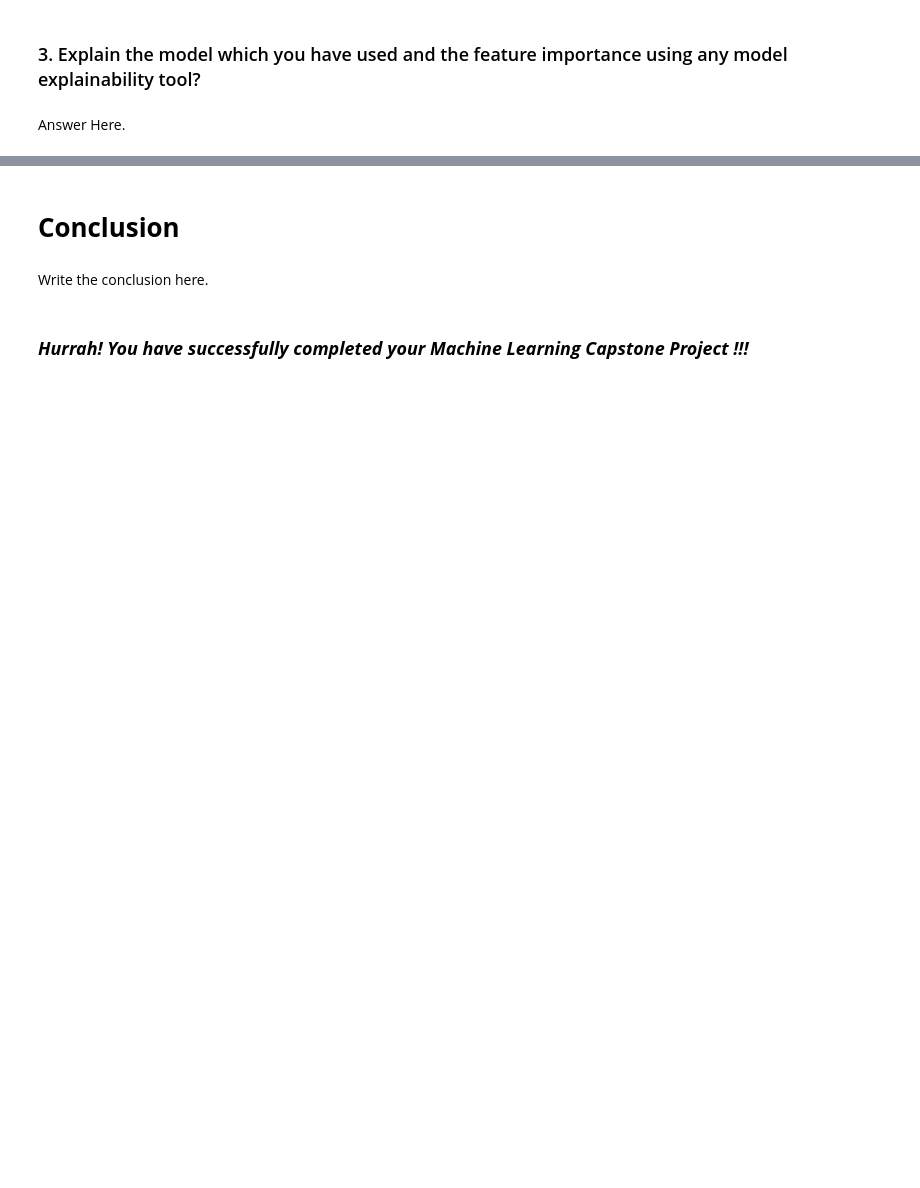
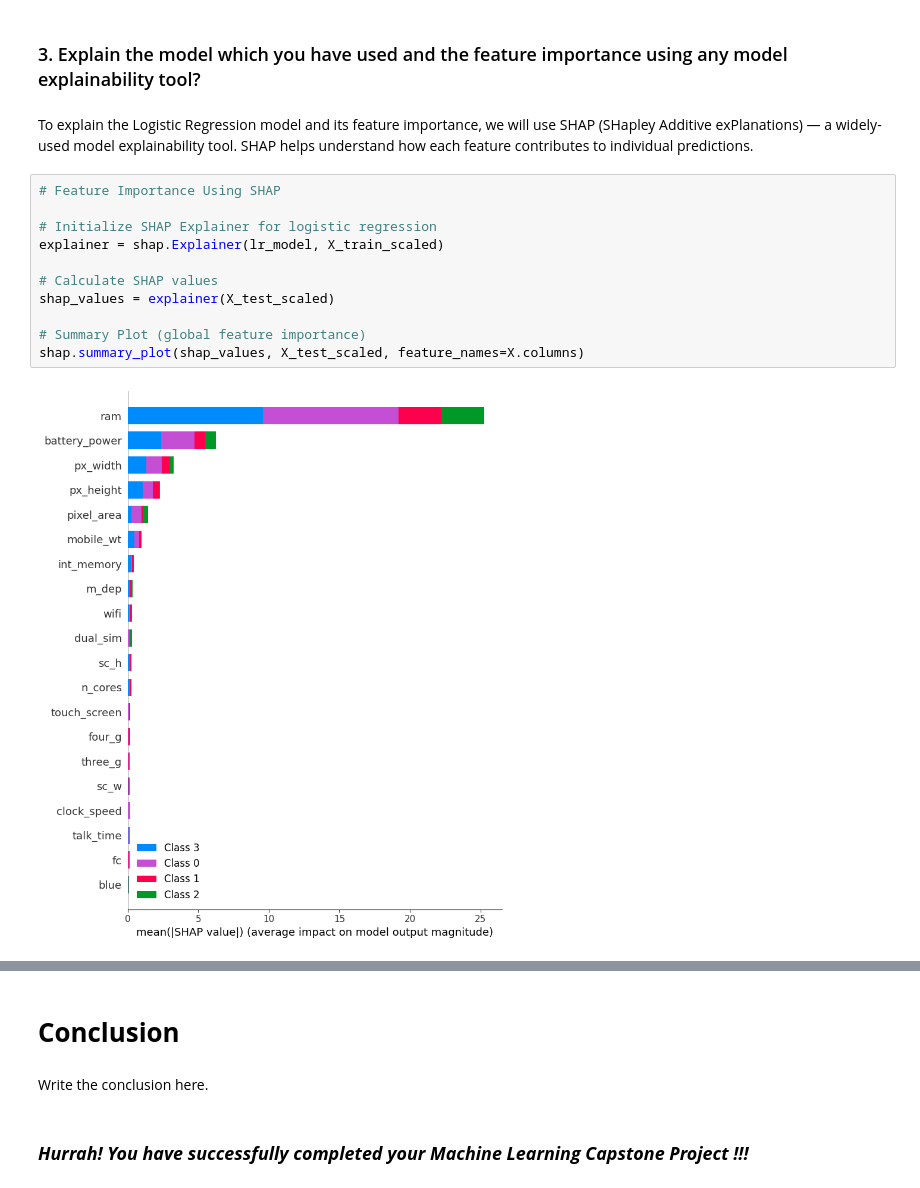
Before and after one commit to VANSHG2005/Python, a Jupyter notebook: Mobile_Price_Range_Prediction_ML_Classification_Project.ipynb, the cells around one changed output, grey strips where cells are left out. Cells and saved outputs as stored; diff of their text form; blank space fills up the shorter version.

```diff
--- a/Mobile_Price_Range_Prediction_ML_Classification_Project.ipynb
+++ b/Mobile_Price_Range_Prediction_ML_Classification_Project.ipynb
@@ -1697,4 +1810,17 @@ Answer Here.
 # %% [markdown]
 ### 3. Explain the model which you have used and the feature importance using any model explainability tool?
-# %% [markdown]
-Answer Here.
+# %% [markdown]
+To explain the Logistic Regression model and its feature importance, we will use SHAP (SHapley Additive exPlanations) — a widely-used model explainability tool. SHAP helps understand how each feature contributes to individual predictions.
+# %%
+# Feature Importance Using SHAP
+
+# Initialize SHAP Explainer for logistic regression
+explainer = shap.Explainer(lr_model, X_train_scaled)
+
+# Calculate SHAP values
+shap_values = explainer(X_test_scaled)
+
+# Summary Plot (global feature importance)
+shap.summary_plot(shap_values, X_test_scaled, feature_names=X.columns)
+# %% [output]
+[figure, added]
```
Also changed, not shown: parts of 15 cells of this notebook.
